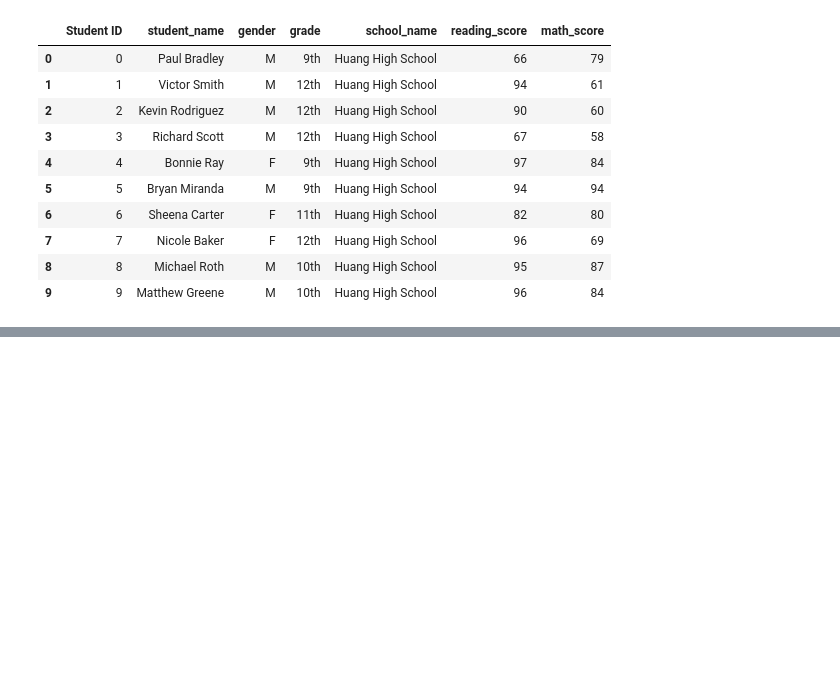
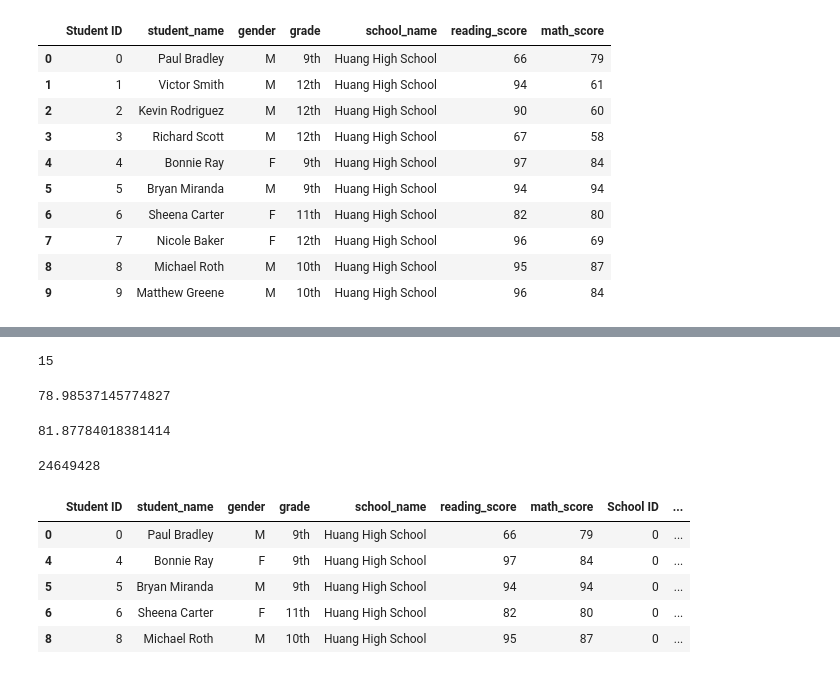
Before and after one commit to kelvinzs/School_District_Analysis, a Jupyter notebook: PyCitySchools.ipynb, the cells around one changed output, grey strips where cells are left out. Drawn from its saved outputs; the diff is of its cells as text; code cells hidden in the pictures; blank space fills up the shorter version.

```diff
--- a/PyCitySchools.ipynb
+++ b/PyCitySchools.ipynb
@@ -148,0 +165,37 @@ student_data_df.head(10)
+# %%
+#Get total num of schools
+school_count_array = school_data_complete_df["school_name"].unique()
+school_count = len(school_count_array)
+school_count
+# %% [output]
+15
+# %%
+#Get average math score
+average_math_score = school_data_complete_df["math_score"].mean()
+average_math_score
+# %% [output]
+78.98537145774827
+# %%
+#Get average reading score
+average_reading_score = school_data_complete_df["reading_score"].mean()
+average_reading_score
+# %% [output]
+81.87784018381414
+# %%
+# Calculate the total budget.
+total_budget = school_data_df["budget"].sum()
+total_budget
+# %% [output]
+24649428
+# %%
+#Determine passing grade
+#To do this, in a new cell, assign a passing_math variable to the math_score column in school_data_complete_df, where all the math scores are equal to or greater than 70.
+passing_math_df = school_data_complete_df[school_data_complete_df["math_score"] >= 70]
+passing_math_df.head(5)
+# %% [output]
+|  | Student ID | student_name | gender | grade | school_name | reading_score | math_score | School ID | ... |
+| 0 | 0 | Paul Bradley | M | 9th | Huang High School | 66 | 79 | 0 | ... |
+| 4 | 4 | Bonnie Ray | F | 9th | Huang High School | 97 | 84 | 0 | ... |
+| 5 | 5 | Bryan Miranda | M | 9th | Huang High School | 94 | 94 | 0 | ... |
+| 6 | 6 | Sheena Carter | F | 11th | Huang High School | 82 | 80 | 0 | ... |
+| 8 | 8 | Michael Roth | M | 10th | Huang High School | 95 | 87 | 0 | ... |
```
Also changed, not shown: parts of 21 cells of this notebook, 3 other files.
